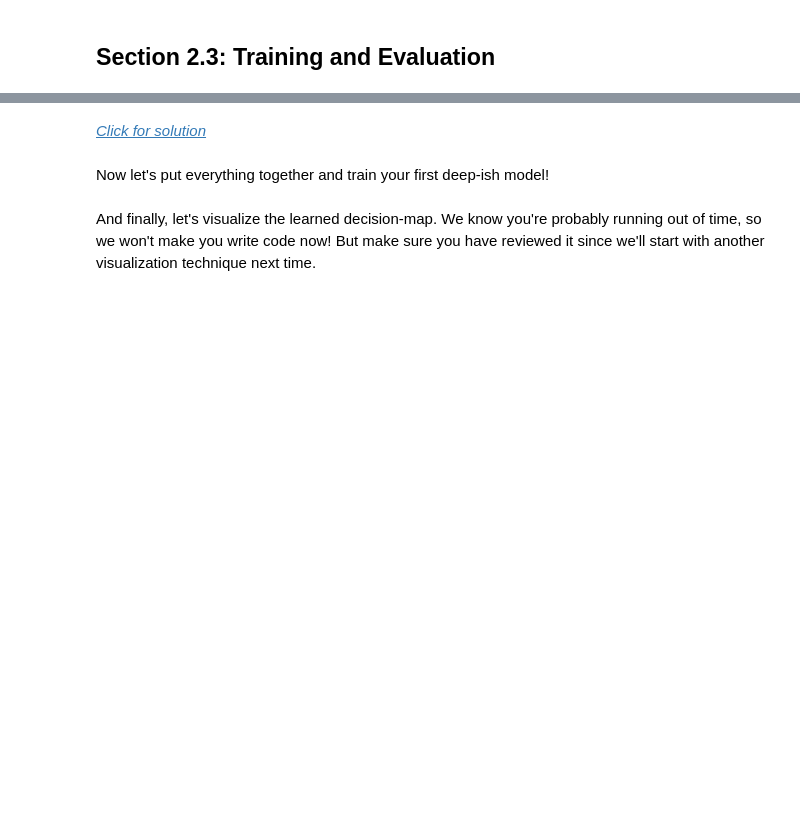
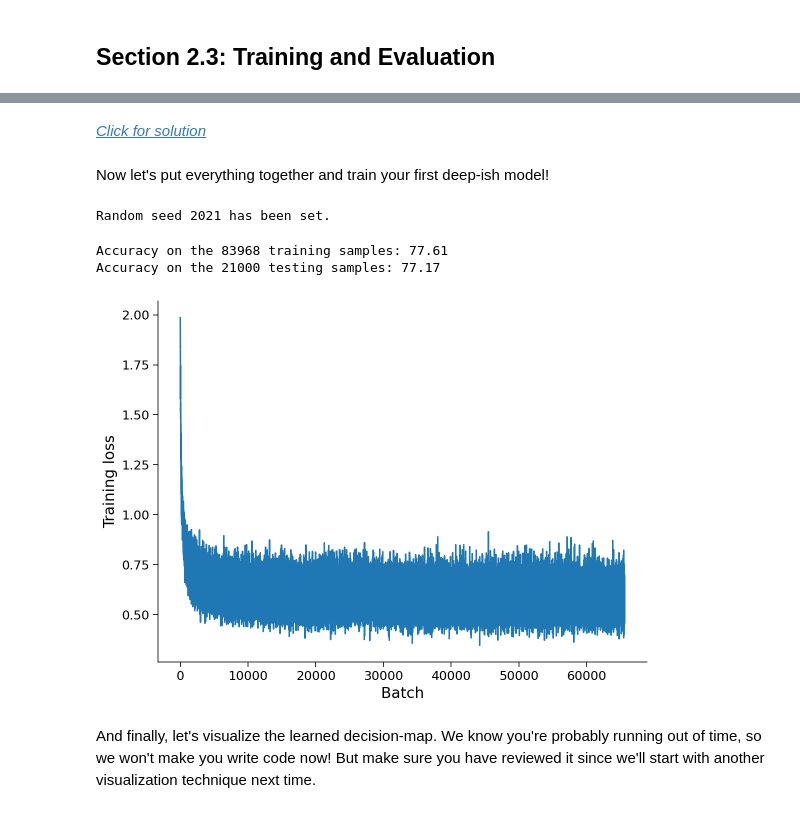
Before and after one commit to WeiShaoD/Deep_learning, a Jupyter notebook: tutorials/W1D3_MultiLayerPerceptrons/student/W1D3_Tutorial1.ipynb, the cells around one changed output, grey strips where cells are left out. Cells and saved outputs as stored; diff of their text form; code cells hidden in the pictures; blank space fills up the shorter version.

```diff
--- a/tutorials/W1D3_MultiLayerPerceptrons/student/W1D3_Tutorial1.ipynb
+++ b/tutorials/W1D3_MultiLayerPerceptrons/student/W1D3_Tutorial1.ipynb
@@ -700,15 +851,15 @@ g_seed.manual_seed(SEED)
 batch_size = 128
 test_data = TensorDataset(X_test, y_test)
 test_loader = DataLoader(test_data, batch_size=batch_size,
-                         shuffle=False, num_workers=2,
+                         shuffle=False, num_workers=6,
                          worker_init_fn=seed_worker,
                          generator=g_seed)
 
 train_data = TensorDataset(X_train, y_train)
 train_loader = DataLoader(train_data, batch_size=batch_size, drop_last=True,
-                        shuffle=True, num_workers=2,
-                         worker_init_fn=seed_worker,
-                         generator=g_seed)
+                          shuffle=True, num_workers=6,
+                          worker_init_fn=seed_worker,
+                          generator=g_seed)
 # %% [markdown]
 Let's write a general-purpose training and evaluation code and keep it in our pocket for next tutorial as well. So make sure you review it to see what it does.
 
@@ -802,20 +995,22 @@ button.on_click(on_button_clicked)
 # %% [markdown]
-[*Click for solution*](https://github.com/NeuromatchAcademy/course-content-dl/tree/main//tutorials/W1D3_MultiLayerPerceptrons/solutions/W1D3_Tutorial1_Solution_51988471.py)
+[*Click for solution*](https://github.com/NeuromatchAcademy/course-content-dl/tree/main//tutorials/W1D3_MultiLayerPerceptrons/solutions/W1D3_Tutorial1_Solution_70e48a17.py)
 # %% [markdown]
 Now let's put everything together and train your first deep-ish model!
 # %%
 set_seed(SEED)
 net = Net('ReLU()', X_train.shape[1], [128], K).to(DEVICE)
 criterion = nn.CrossEntropyLoss()
 optimizer = optim.Adam(net.parameters(), lr=1e-3)
-num_epochs = 1000
+num_epochs = 100
 
 _, _ = train_test_classification(net, criterion, optimizer, train_loader,
                                  test_loader, num_epochs=num_epochs,
                                  training_plot=True, device=DEVICE)
-
-print(torch.cuda.is_available())
-print(X_train.shape.device)
+# %% [output]
+Random seed 2021 has been set.
+Accuracy on the 83968 training samples: 77.61
+Accuracy on the 21000 testing samples: 77.17
+[figure, added]
 # %% [markdown]
 And finally, let's visualize the learned decision-map. We know you're probably running out of time, so we won't make you write code now! But make sure you have reviewed it since we'll start with another visualization technique next time.
 # %%
```
Also changed, not shown: parts of 50 cells of this notebook.
